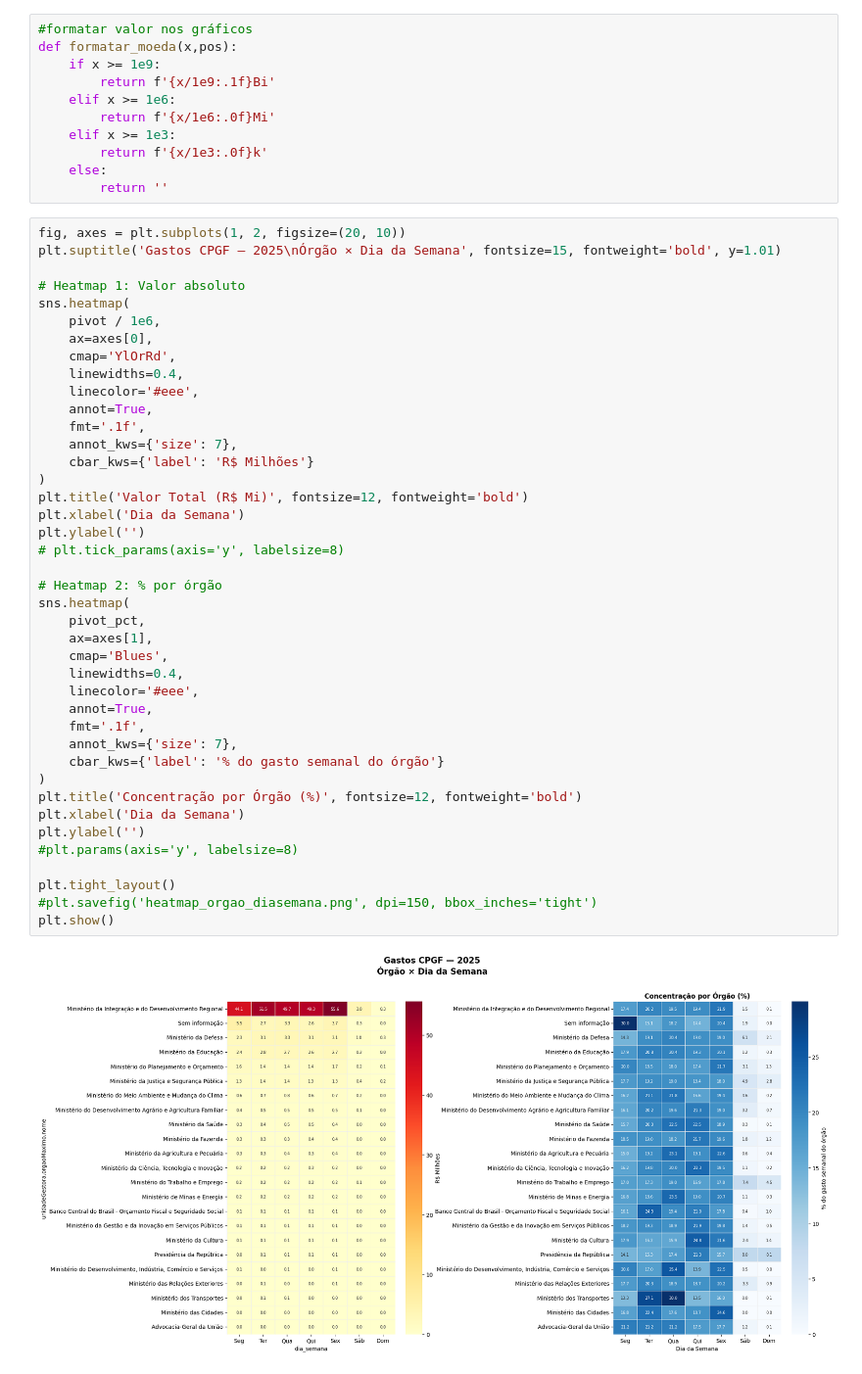
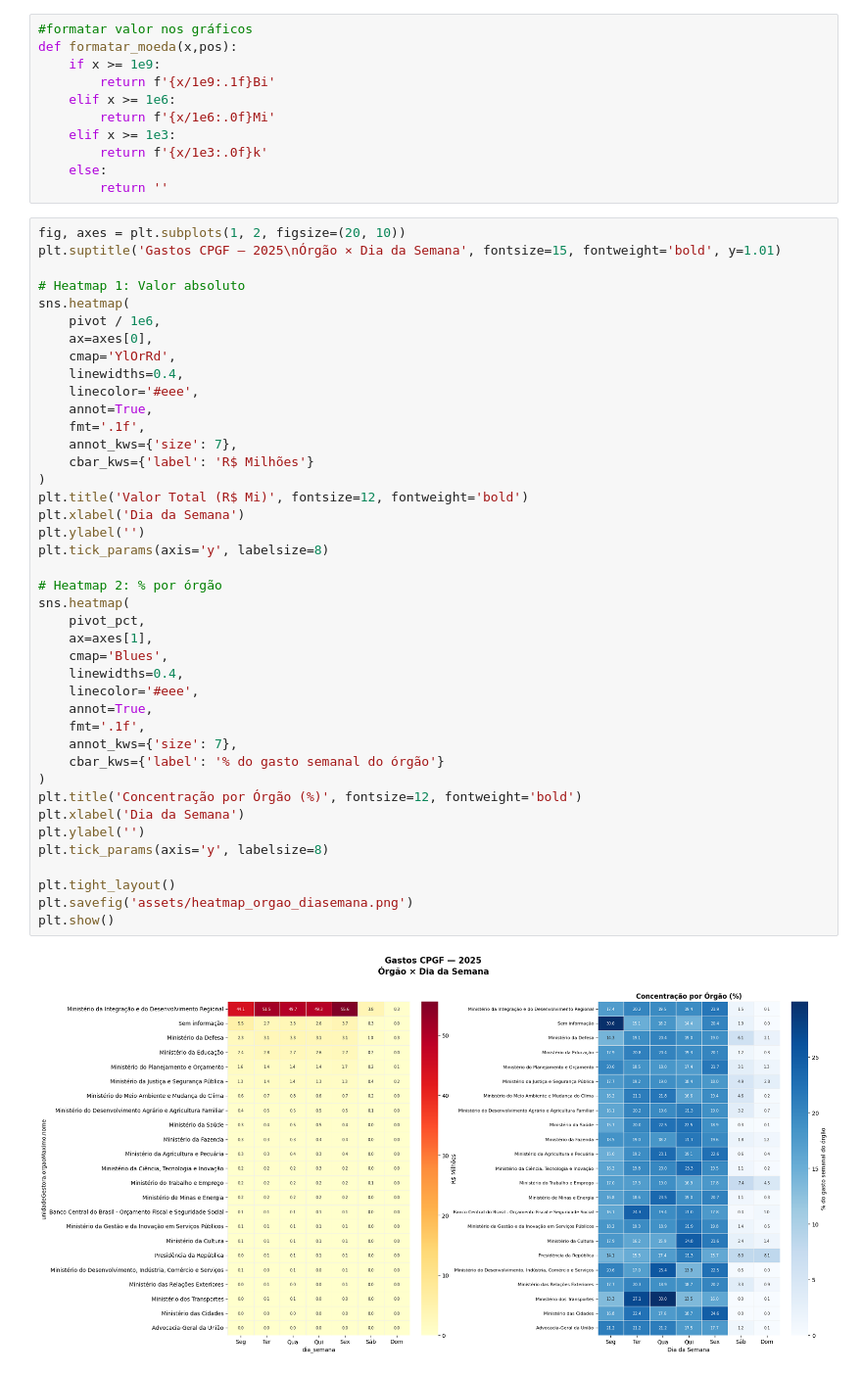
Before and after one commit to JoaoQAlisson/Projeto---CPGF, a Jupyter notebook: sazonalidade_semana.ipynb, the cells around one changed output. Shown at 98% size. Cells and saved outputs as stored; diff of their text form.

```diff
--- a/sazonalidade_semana.ipynb
+++ b/sazonalidade_semana.ipynb
@@ -79,37 +79,37 @@ sns.heatmap(
     linewidths=0.4,
     linecolor='#eee',
     annot=True,
     fmt='.1f',
     annot_kws={'size': 7},
     cbar_kws={'label': 'R$ Milhões'}
 )
 plt.title('Valor Total (R$ Mi)', fontsize=12, fontweight='bold')
 plt.xlabel('Dia da Semana')
 plt.ylabel('')
-# plt.tick_params(axis='y', labelsize=8)
+plt.tick_params(axis='y', labelsize=8)
 
 # Heatmap 2: % por órgão
 sns.heatmap(
     pivot_pct,
     ax=axes[1],
     cmap='Blues',
     linewidths=0.4,
     linecolor='#eee',
     annot=True,
     fmt='.1f',
     annot_kws={'size': 7},
     cbar_kws={'label': '% do gasto semanal do órgão'}
 )
 plt.title('Concentração por Órgão (%)', fontsize=12, fontweight='bold')
 plt.xlabel('Dia da Semana')
 plt.ylabel('')
-#plt.params(axis='y', labelsize=8)
+plt.tick_params(axis='y', labelsize=8)
 
 plt.tight_layout()
-#plt.savefig('heatmap_orgao_diasemana.png', dpi=150, bbox_inches='tight')
+plt.savefig('assets/heatmap_orgao_diasemana.png')
 plt.show()
 # %% [output]
-[figure, old version]
+[figure, new version]
 # %%
 gasto_mensal.plot(color= '#482173',kind='line', marker='o', figsize=(12, 5))
 plt.title("Gastos mensais em 2025 - CPGF",fontsize=12, fontweight='bold')
```
Also changed, not shown: parts of 1 cell of this notebook, 5 other files.
